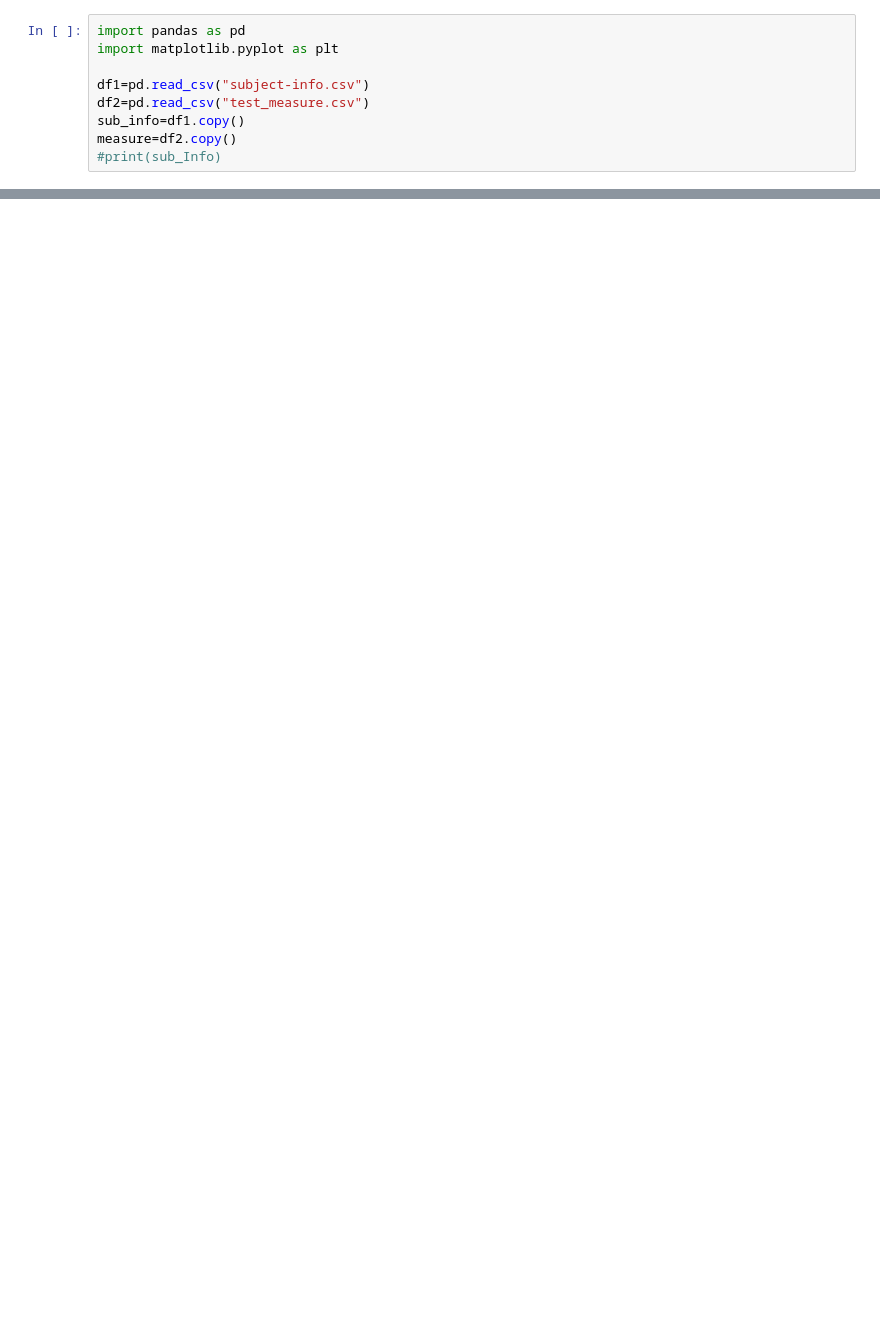
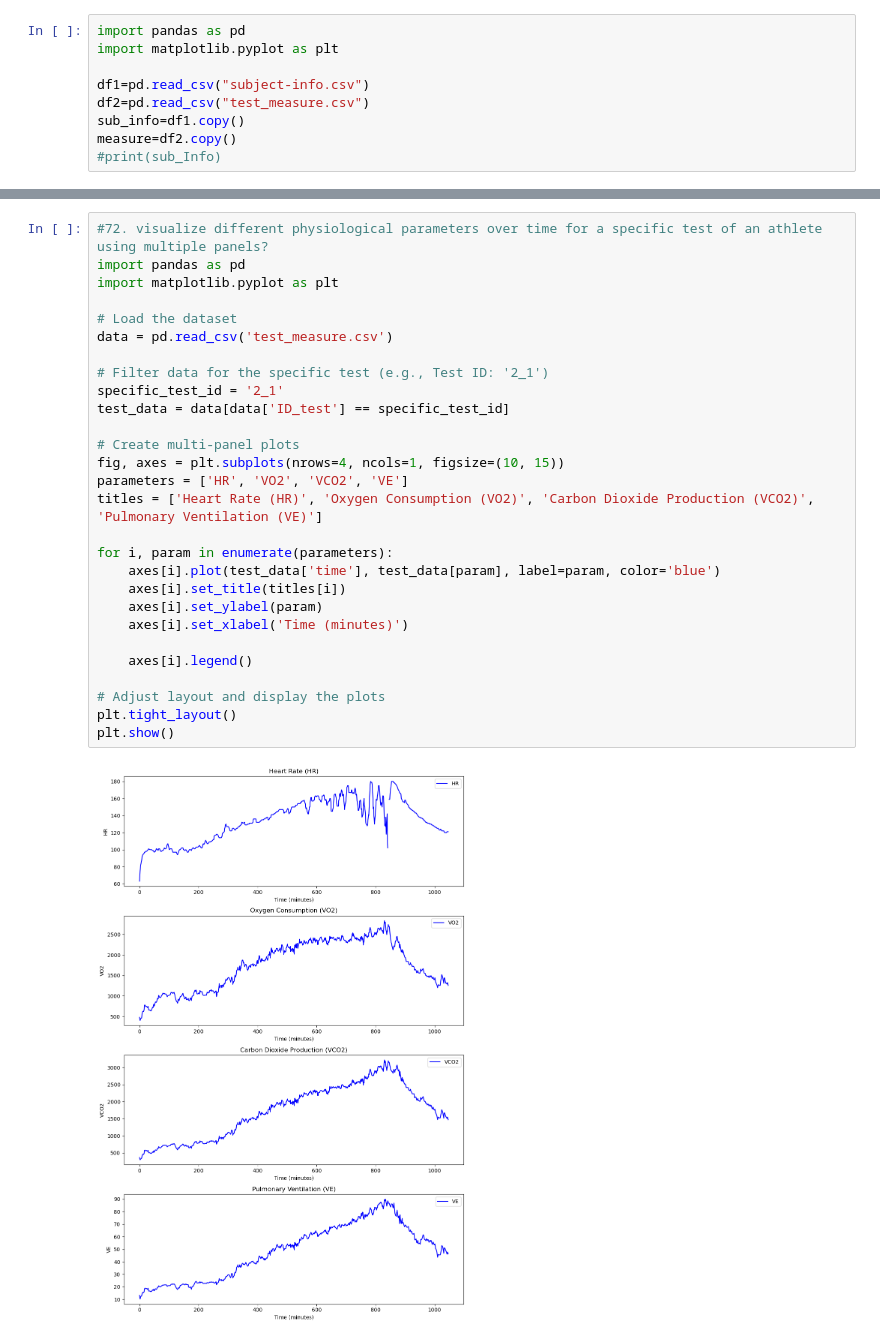
Before and after one commit to Subhadrasahu/Team9_Pythoknights_PythonHackathon_APRIL25, a Jupyter notebook: Team9_Q65-80_Sharmila.ipynb, the cells around one changed output, grey strips where cells are left out. Saved outputs shown, nothing was run; the diff lists cells and outputs as text; blank space fills up the shorter version.

```diff
--- a/Team9_Q65-80_Sharmila.ipynb
+++ b/Team9_Q65-80_Sharmila.ipynb
@@ -30,0 +271,30 @@ Percentage of male athletes exceeding max female speed: 6.13%
+# %%
+#72. visualize different physiological parameters over time for a specific test of an athlete using multiple panels?
+import pandas as pd
+import matplotlib.pyplot as plt
+
+# Load the dataset
+data = pd.read_csv('test_measure.csv')
+
+# Filter data for the specific test (e.g., Test ID: '2_1')
+specific_test_id = '2_1'
+test_data = data[data['ID_test'] == specific_test_id]
+
+# Create multi-panel plots
+fig, axes = plt.subplots(nrows=4, ncols=1, figsize=(10, 15))
+parameters = ['HR', 'VO2', 'VCO2', 'VE']
+titles = ['Heart Rate (HR)', 'Oxygen Consumption (VO2)', 'Carbon Dioxide Production (VCO2)', 'Pulmonary Ventilation (VE)']
+
+for i, param in enumerate(parameters):
+    axes[i].plot(test_data['time'], test_data[param], label=param, color='blue')
+    axes[i].set_title(titles[i])
+    axes[i].set_ylabel(param)
+    axes[i].set_xlabel('Time (minutes)')
+
+    axes[i].legend()
+
+# Adjust layout and display the plots
+plt.tight_layout()
+plt.show()
+# %% [output]
+[figure, added]
```
Also changed, not shown: parts of 9 cells of this notebook.
